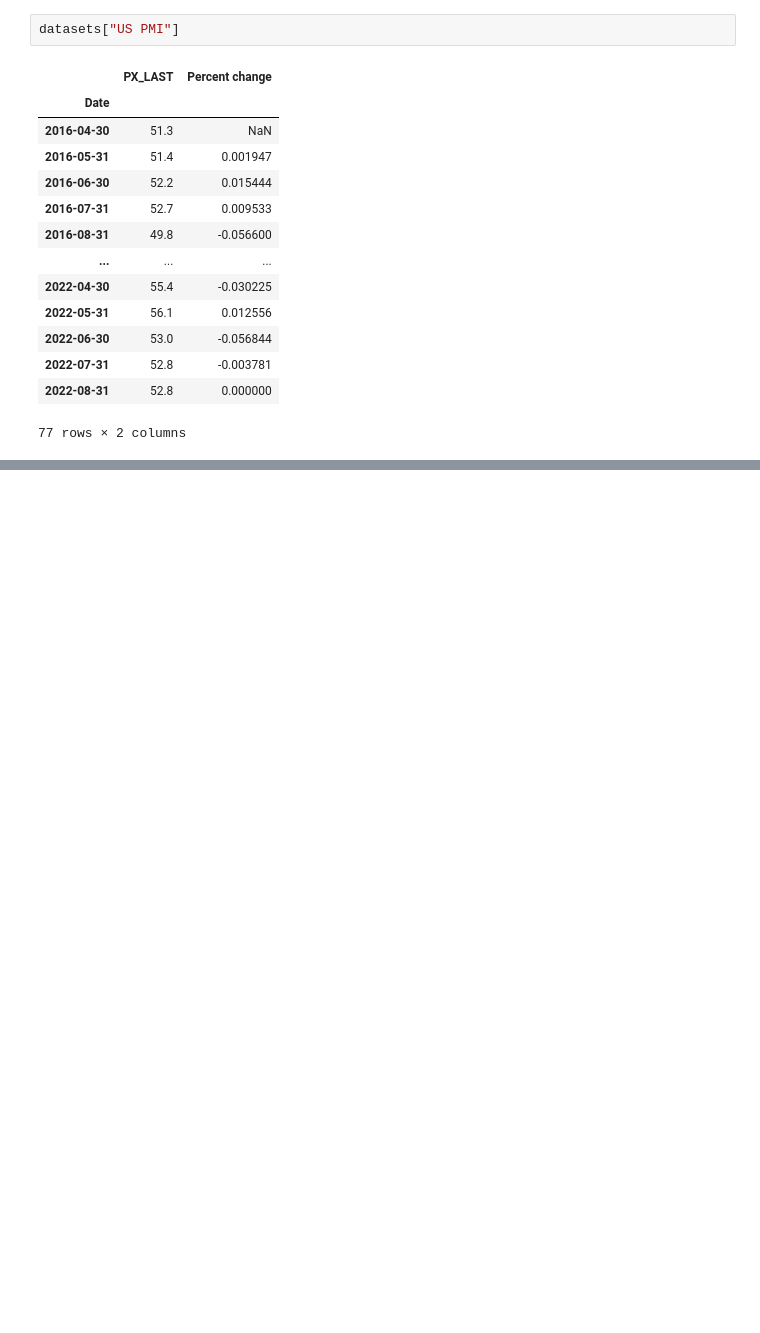
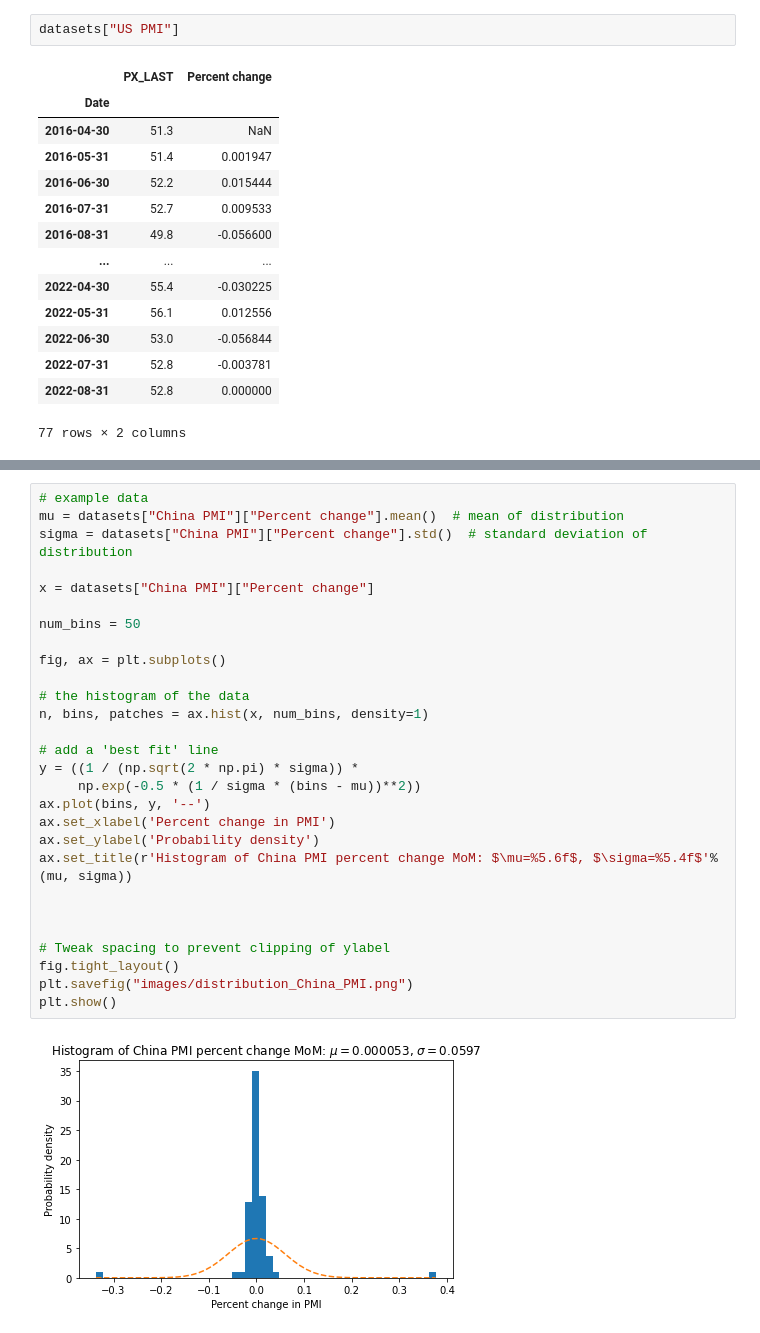
Before and after one commit to felixpoirier1/TP1, a Jupyter notebook: assignement.ipynb, the cells around one changed output, grey strips where cells are left out. Drawn from its saved outputs; the diff is of its cells as text; blank space fills up the shorter version.

```diff
--- a/assignement.ipynb
+++ b/assignement.ipynb
@@ -33,0 +135,30 @@ datasets["US PMI"]
+# %%
+# example data
+mu = datasets["China PMI"]["Percent change"].mean()  # mean of distribution
+sigma = datasets["China PMI"]["Percent change"].std()  # standard deviation of distribution
+
+x = datasets["China PMI"]["Percent change"]
+
+num_bins = 50
+
+fig, ax = plt.subplots()
+
+# the histogram of the data
+n, bins, patches = ax.hist(x, num_bins, density=1)
+
+# add a 'best fit' line
+y = ((1 / (np.sqrt(2 * np.pi) * sigma)) *
+     np.exp(-0.5 * (1 / sigma * (bins - mu))**2))
+ax.plot(bins, y, '--')
+ax.set_xlabel('Percent change in PMI')
+ax.set_ylabel('Probability density')
+ax.set_title(r'Histogram of China PMI percent change MoM: $\mu=%5.6f$, $\sigma=%5.4f$'%(mu, sigma))
+
+
+
+# Tweak spacing to prevent clipping of ylabel
+fig.tight_layout()
+plt.savefig("images/distribution_China_PMI.png")
+plt.show()
+# %% [output]
+[figure, added]
```
Also changed, not shown: parts of 8 cells of this notebook, 4 other files.
